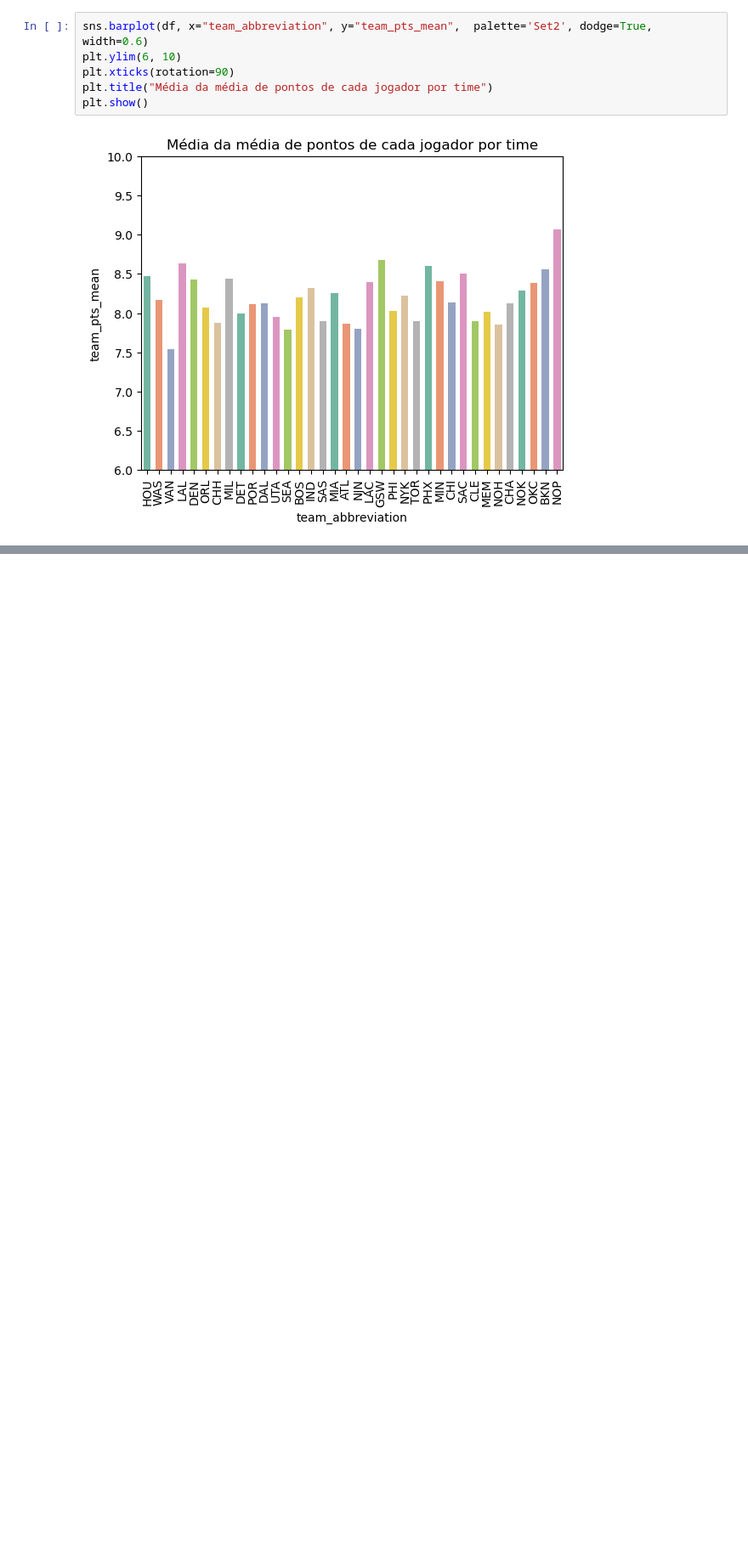
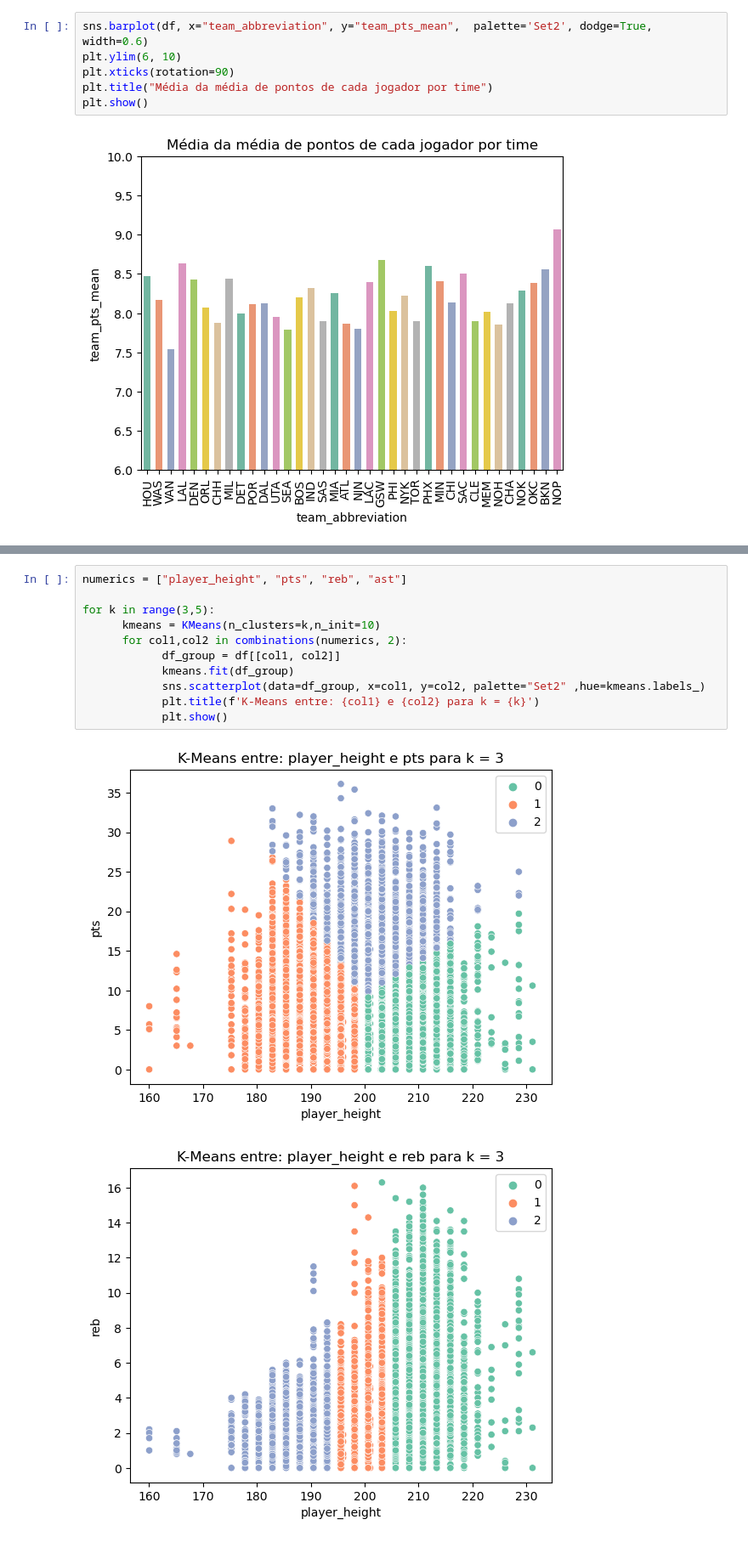
Before and after one commit to geovatatsuga/icd, a Jupyter notebook: main.ipynb, the cells around one changed output, grey strips where cells are left out. Shown at 85% size. Saved outputs shown, nothing was run; the diff lists cells and outputs as text; blank space fills up the shorter version.

```diff
--- a/main.ipynb
+++ b/main.ipynb
@@ -66,0 +102,14 @@ plt.show()
+# %%
+numerics = ["player_height", "pts", "reb", "ast"]
+
+for k in range(3,5):
+      kmeans = KMeans(n_clusters=k,n_init=10)
+      for col1,col2 in combinations(numerics, 2):
+            df_group = df[[col1, col2]]
+            kmeans.fit(df_group)
+            sns.scatterplot(data=df_group, x=col1, y=col2, palette="Set2" ,hue=kmeans.labels_)
+            plt.title(f'K-Means entre: {col1} e {col2} para k = {k}')
+            plt.show()
+# %% [output]
+[figure, added]
+[figure, added]
```
Also changed, not shown: parts of 13 cells of this notebook.
